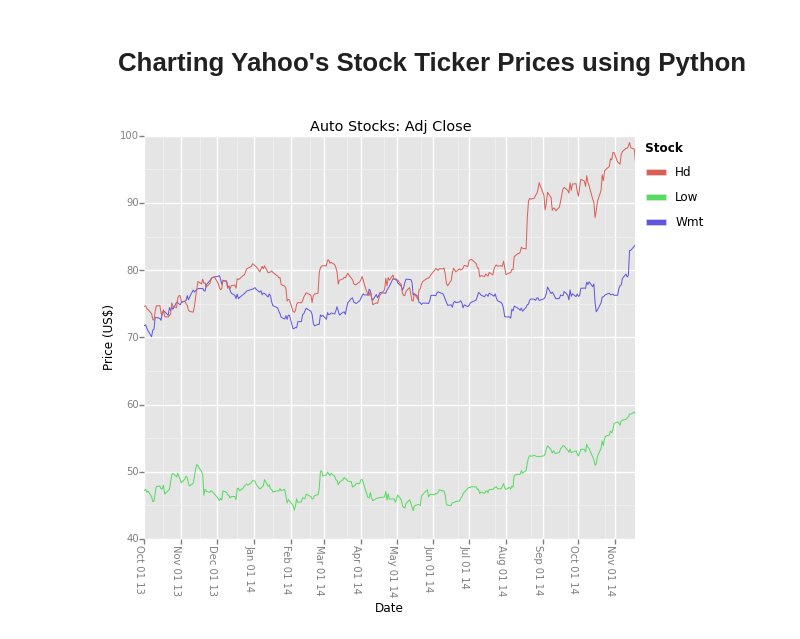
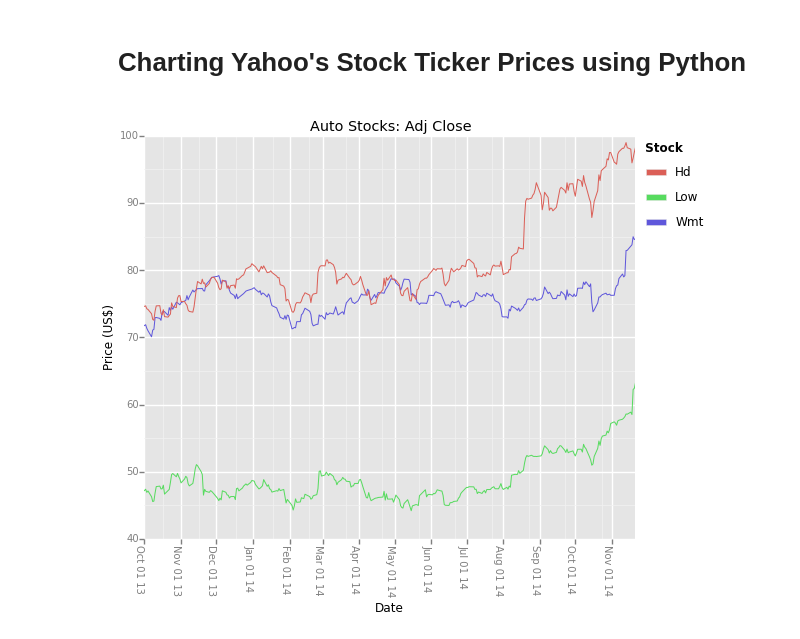
Before and after one commit to Ebotto1/ipython_notebooks, a Jupyter notebook: ggplot/Yahoo_Stock_Ticker_Interact.ipynb, the cells around one changed output. Drawn from its saved outputs; the diff is of its cells as text; code cells hidden in the pictures.

```diff
--- a/ggplot/Yahoo_Stock_Ticker_Interact.ipynb
+++ b/ggplot/Yahoo_Stock_Ticker_Interact.ipynb
@@ -15,32 +15,32 @@ stocks = {'tech':['GOOGL', 'MSFT', 'LNKD', 'YHOO', 'FB','HPQ','AMZN'],
           'auto':['TM','F','GM','HMC','NSANY','HYMTF'],
           'housing':['HD','LOW','WMT']
          }
 
 start_date = datetime(2013,10,1)
-end_date = datetime(2014, 11, 18)
+end_date = datetime(2014, 11, 24)
 
 @interact
 def plot_tickers(stock_type = ['auto','tech','housing'], month_interval = ['1','3','6','12']):
     def get_px(stock, start, end):
         return web.get_data_yahoo(stock, start, end)['Adj Close']
 
     df = pd.DataFrame({n: get_px(n, start_date, end_date) for n in stocks[stock_type]})
     df.reset_index(level=0, inplace=True)
 
     df_long = pd.melt(df, id_vars=['Date']).dropna()
     df_long = df_long.rename(columns = {'Date':'Date','variable':'Stock','value':'Price'})
     stock_plot = ggplot(df_long, aes(x='Date', y='Price', colour='Stock')) + \
         geom_line() + \
         ylab('Price (US$)') + \
         ggtitle('Auto Stocks: Adj Close') + \
         scale_x_date(labels='%b %d %y',breaks=date_breaks(month_interval+' month') )
 
     # Have to use MATPLOTLIB api to rotate x tick labels.  Hopefully some day, ggplot will implement a rotation option.
     fig = stock_plot.draw()
     ax = fig.gca()
     labels = ax.get_xticklabels()
     for label in labels:
         label.set_rotation(270)
     plt.show()
 # %% [output]
-[figure, old version]
+[figure, new version]
```
